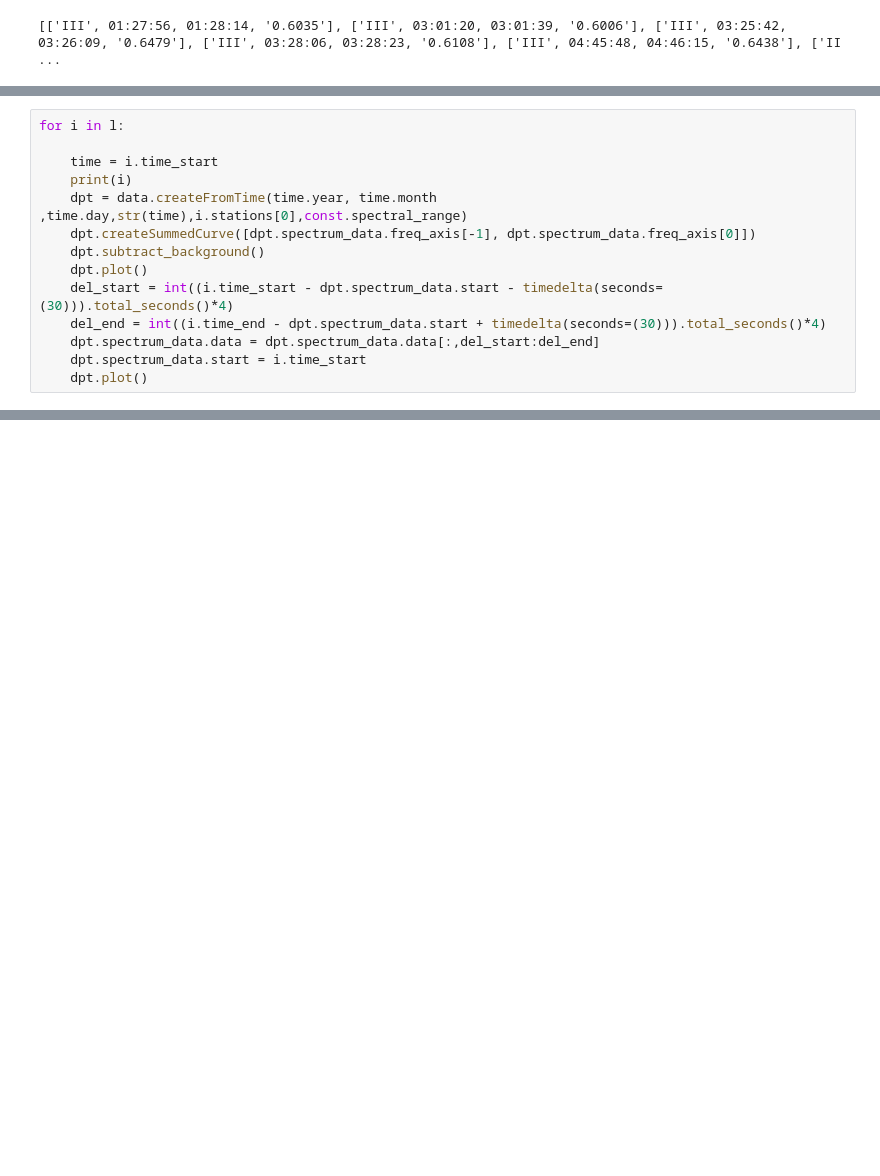
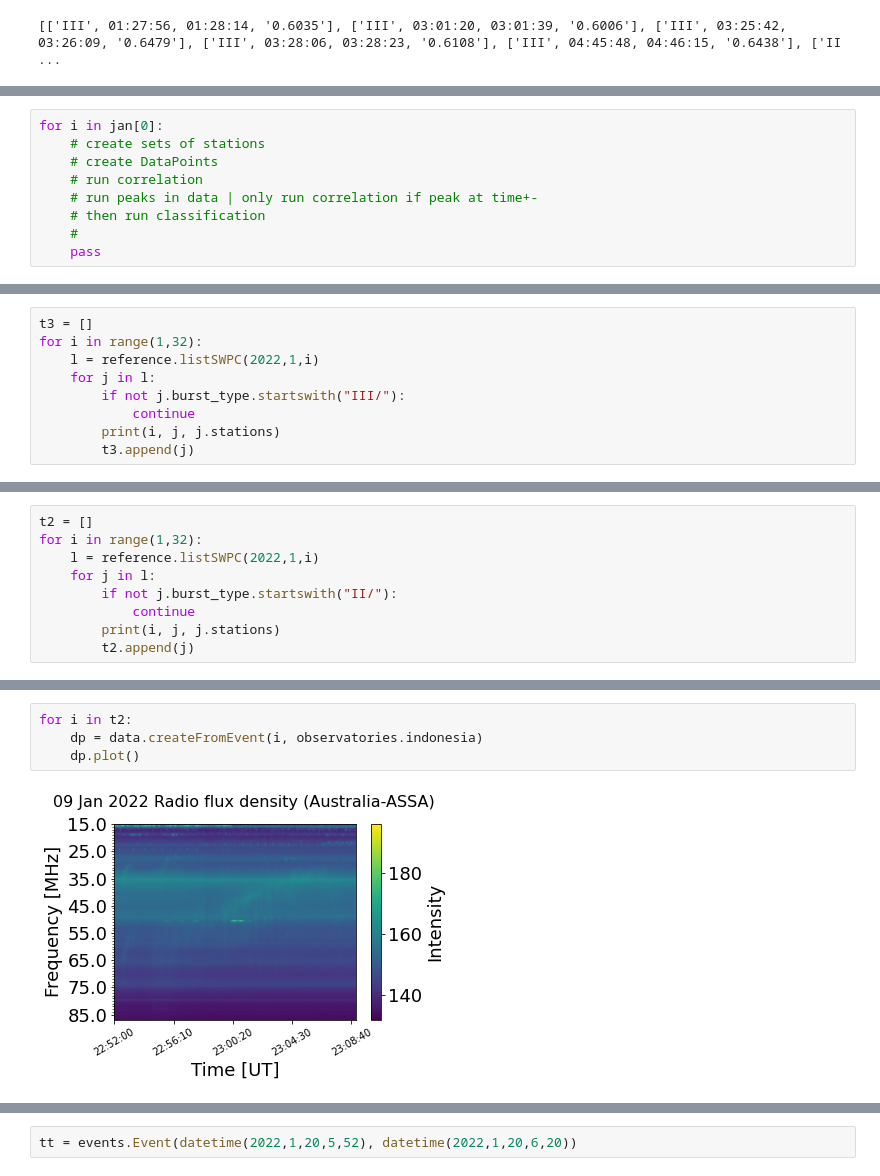
Before and after one commit to lukas-hoefig/eCallistoRadioBursts, a Jupyter notebook: to_do_classify.ipynb, the cells around one changed output, grey strips where cells are left out. Cells and saved outputs as stored; diff of their text form; blank space fills up the shorter version.

```diff
--- a/to_do_classify.ipynb
+++ b/to_do_classify.ipynb
@@ -47,14 +48,0 @@ l
-# %%
-for i in l:
-
-    time = i.time_start
-    print(i)
-    dpt = data.createFromTime(time.year, time.month ,time.day,str(time),i.stations[0],const.spectral_range)
-    dpt.createSummedCurve([dpt.spectrum_data.freq_axis[-1], dpt.spectrum_data.freq_axis[0]])
-    dpt.subtract_background()
-    dpt.plot()
-    del_start = int((i.time_start - dpt.spectrum_data.start - timedelta(seconds=(30))).total_seconds()*4)
-    del_end = int((i.time_end - dpt.spectrum_data.start + timedelta(seconds=(30))).total_seconds()*4)
-    dpt.spectrum_data.data = dpt.spectrum_data.data[:,del_start:del_end]
-    dpt.spectrum_data.start = i.time_start
-    dpt.plot()
@@ -74,0 +51,9 @@ for i in l:
+# %%
+for i in jan[0]:
+    # create sets of stations
+    # create DataPoints
+    # run correlation
+    # run peaks in data | only run correlation if peak at time+-
+    # then run classification
+    #
+    pass
@@ -74,0 +62,9 @@ for i in l:
+# %%
+t3 = []
+for i in range(1,32):
+    l = reference.listSWPC(2022,1,i)
+    for j in l:
+        if not j.burst_type.startswith("III/"):
+            continue
+        print(i, j, j.stations)
+        t3.append(j)
@@ -74,0 +89,9 @@ for i in l:
+# %%
+t2 = []
+for i in range(1,32):
+    l = reference.listSWPC(2022,1,i)
+    for j in l:
+        if not j.burst_type.startswith("II/"):
+            continue
+        print(i, j, j.stations)
+        t2.append(j)
@@ -74,0 +103,6 @@ for i in l:
+# %%
+for i in t2:
+    dp = data.createFromEvent(i, observatories.indonesia)
+    dp.plot()
+# %% [output]
+[figure, added]
@@ -74,0 +111,2 @@ for i in l:
+# %%
+tt = events.Event(datetime(2022,1,20,5,52), datetime(2022,1,20,6,20))
```
Also changed, not shown: parts of 14 cells of this notebook, 7 other files.
